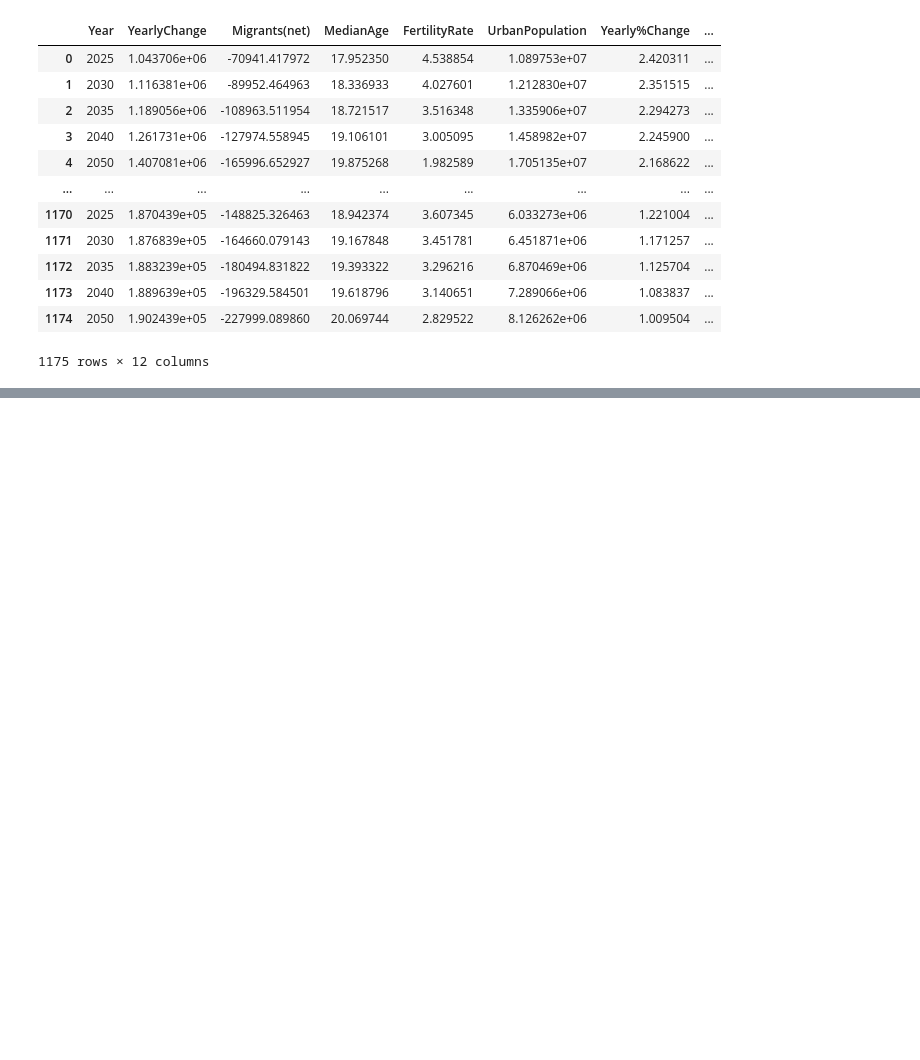
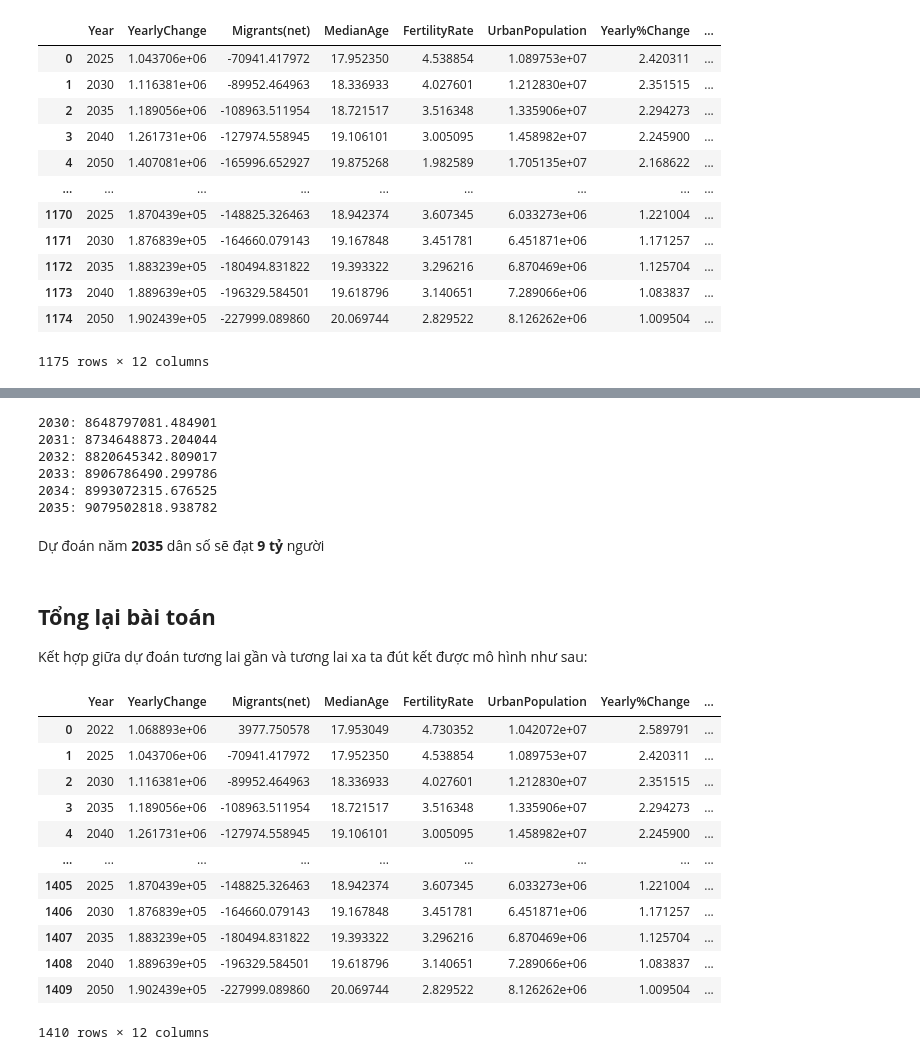
Before and after one commit to kun-zero162/NMKHDL-20_21-Final-Project, a Jupyter notebook: model.ipynb, the cells around one changed output, grey strips where cells are left out. Drawn from its saved outputs; the diff is of its cells as text; code cells hidden in the pictures; blank space fills up the shorter version.

```diff
--- a/model.ipynb
+++ b/model.ipynb
@@ -330,7 +432,44 @@ Tóm lại bài toán dự đoán sẽ được hoàn thành như sau
+# %%
+sum_pop = 0
+year = 2030
+while sum_pop < 9000000000:
+    LD=[i for i in gen_linear(df[df['Year']>=1990],linear_regression_2,[year])]
+    LD=pd.DataFrame(LD)
+    sum_pop = LD['Population'].sum()
+    print(str(year)+ ': ' + str(sum_pop))
+    year = year + 1
+# %% [output]
+2030: 8648797081.484901
+2031: 8734648873.204044
+2032: 8820645342.809017
+2033: 8906786490.299786
+2034: 8993072315.676525
+2035: 9079502818.938782
+# %% [markdown]
+Dự đoán năm **2035** dân số sẽ đạt **9 tỷ** người
+# %% [markdown]
+## **Tổng lại bài toán**
+
+Kết hợp giữa dự đoán tương lai gần và tương lai xa ta đút kết được mô hình như sau:
 # %%
-LD=[i for i in gen_linear(df[df['Year']>=1990],linear_regression_1,[2025,2030,2035,2040,2050]) ]+[i for i in gen_linear(df[df['Year']>=1990],linear_regression_2,[2021,2022,2023]) ]
+LD=[i for i in gen_linear(df[df['Year']>=1990],linear_regression_1,[2025,2030,2035,2040,2050]) ]+[i for i in gen_linear(df[df['Year']>=1950],linear_regression_2,[2022]) ]
 LD=pd.DataFrame(LD)
 LD=LD.sort_values(by=['Country','Year'],ascending=True).reset_index(drop=True)
+LD
+# %% [output]
+|  | Year | YearlyChange | Migrants(net) | MedianAge | FertilityRate | UrbanPopulation | Yearly%Change | ... |
+| 0 | 2022 | 1.068893e+06 | 3977.750578 | 17.953049 | 4.730352 | 1.042072e+07 | 2.589791 | ... |
+| 1 | 2025 | 1.043706e+06 | -70941.417972 | 17.952350 | 4.538854 | 1.089753e+07 | 2.420311 | ... |
+| 2 | 2030 | 1.116381e+06 | -89952.464963 | 18.336933 | 4.027601 | 1.212830e+07 | 2.351515 | ... |
+| 3 | 2035 | 1.189056e+06 | -108963.511954 | 18.721517 | 3.516348 | 1.335906e+07 | 2.294273 | ... |
+| 4 | 2040 | 1.261731e+06 | -127974.558945 | 19.106101 | 3.005095 | 1.458982e+07 | 2.245900 | ... |
+| ... | ... | ... | ... | ... | ... | ... | ... | ... |
+| 1405 | 2025 | 1.870439e+05 | -148825.326463 | 18.942374 | 3.607345 | 6.033273e+06 | 1.221004 | ... |
+| 1406 | 2030 | 1.876839e+05 | -164660.079143 | 19.167848 | 3.451781 | 6.451871e+06 | 1.171257 | ... |
+| 1407 | 2035 | 1.883239e+05 | -180494.831822 | 19.393322 | 3.296216 | 6.870469e+06 | 1.125704 | ... |
+| 1408 | 2040 | 1.889639e+05 | -196329.584501 | 19.618796 | 3.140651 | 7.289066e+06 | 1.083837 | ... |
+| 1409 | 2050 | 1.902439e+05 | -227999.089860 | 20.069744 | 2.829522 | 8.126262e+06 | 1.009504 | ... |
+1410 rows × 12 columns
 # %%
 
 LD.to_csv('populationForecast.csv')
```
Also changed, not shown: parts of 31 cells of this notebook.
